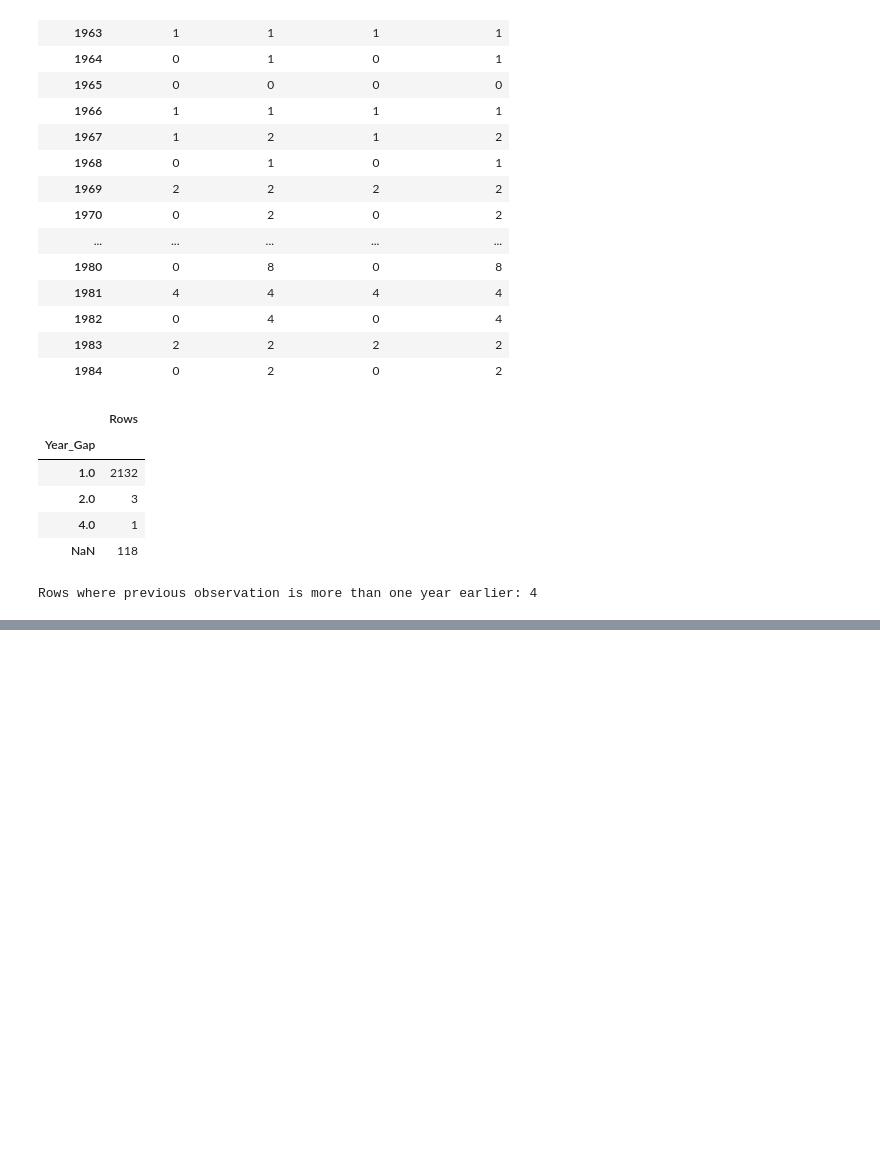
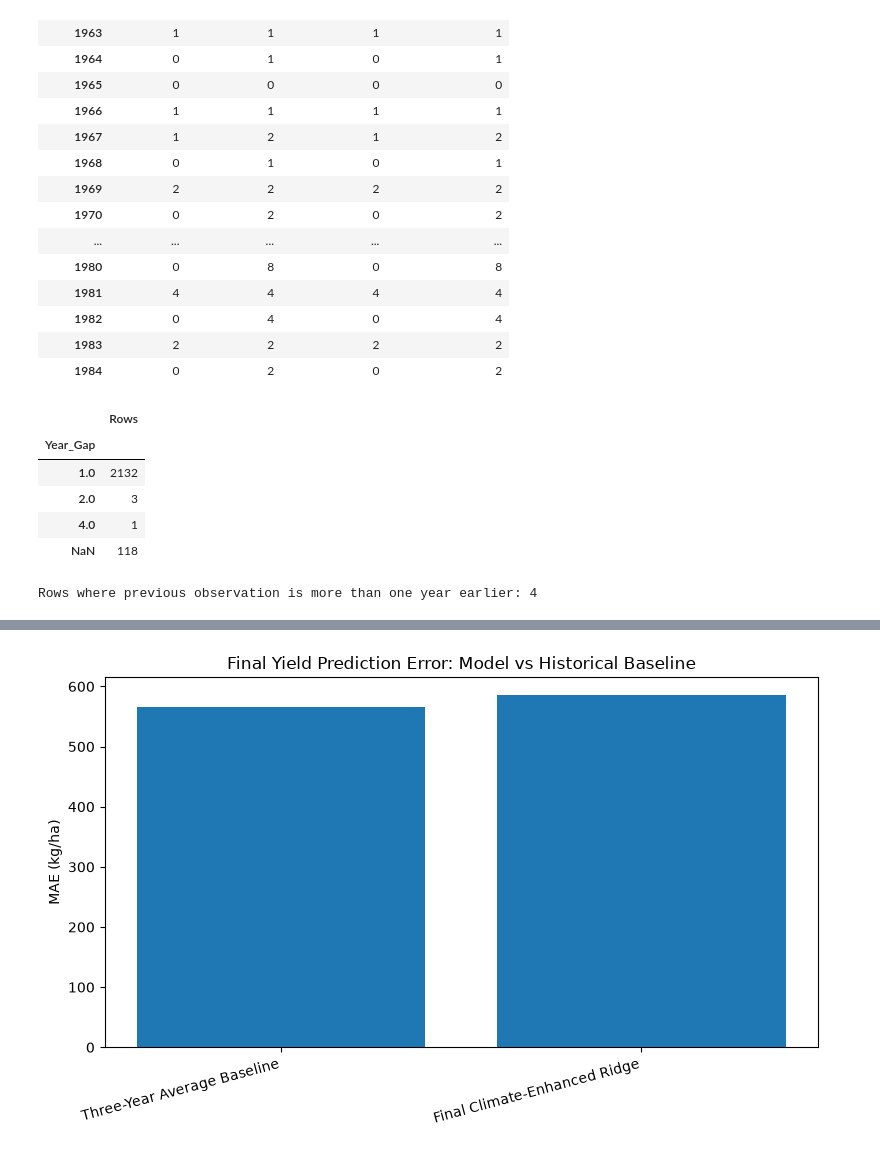
Before and after one commit to CalebHasch/Canadian_crop_yield_models, a Jupyter notebook: Canadian_agricultural_planning.ipynb, the cells around one changed output, grey strips where cells are left out. Drawn from its saved outputs; the diff is of its cells as text; code cells hidden in the pictures; blank space fills up the shorter version.

```diff
--- a/Canadian_agricultural_planning.ipynb
+++ b/Canadian_agricultural_planning.ipynb
@@ -3902,0 +7723,31 @@ Missing values created at the beginning of individual historical series are trea
+# %%
+# ============================================================
+# Final Yield Model Performance
+# ============================================================
+
+yield_plot = final_yield_comparison[
+    ["Model", "MAE"]
+].sort_values("MAE")
+
+plt.figure(figsize=(8, 5))
+
+plt.bar(
+    yield_plot["Model"],
+    yield_plot["MAE"]
+)
+
+plt.ylabel("MAE (kg/ha)")
+plt.title(
+    "Final Yield Prediction Error: "
+    "Model vs Historical Baseline"
+)
+
+plt.xticks(
+    rotation=15,
+    ha="right"
+)
+
+plt.tight_layout()
+plt.show()
+# %% [output]
+[figure, added]
```
Also changed, not shown: parts of 88 cells of this notebook.
